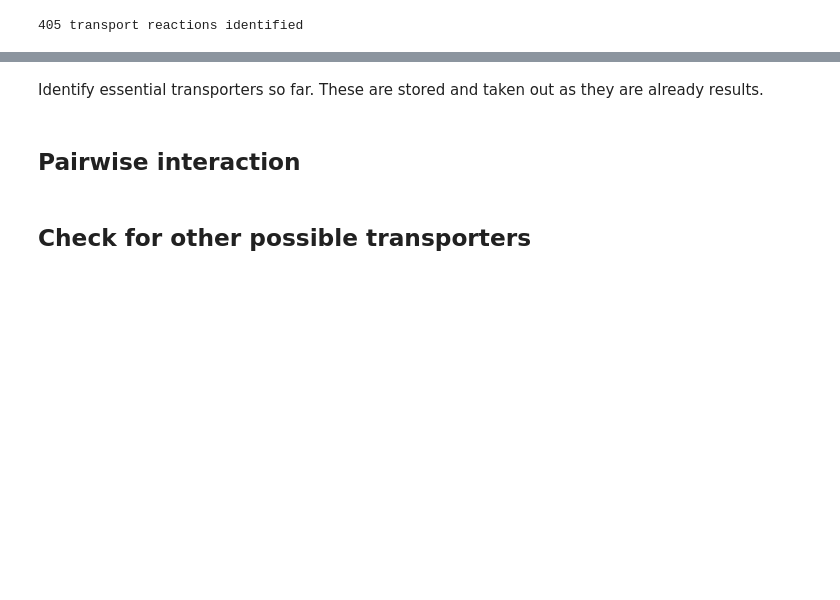
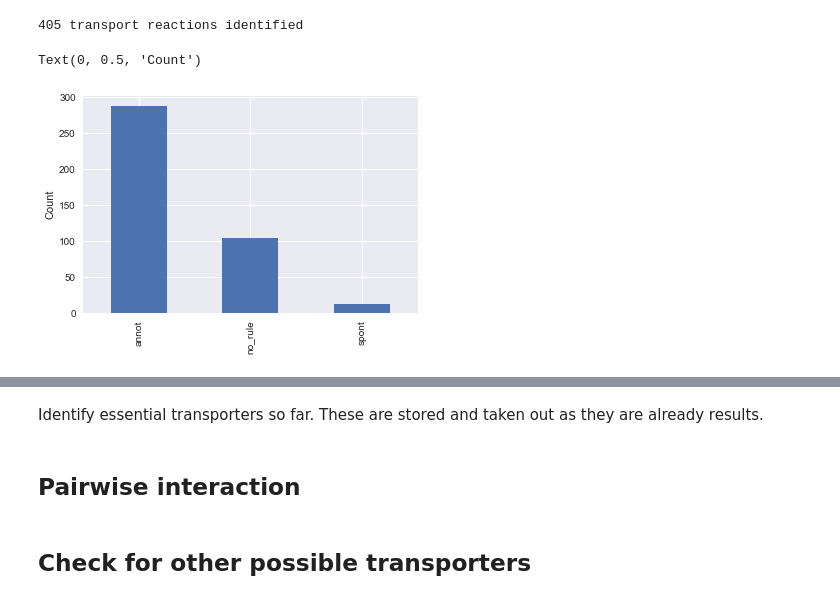
Before and after one commit to jdtibochab/bacillusme, a Jupyter notebook: bacillusme/analysis/spore/transporter_analysis.ipynb, the cells around one changed output, grey strips where cells are left out. Cells and saved outputs as stored; diff of their text form; code cells hidden in the pictures; blank space fills up the shorter version.

```diff
--- a/bacillusme/analysis/spore/transporter_analysis.ipynb
+++ b/bacillusme/analysis/spore/transporter_analysis.ipynb
@@ -94,6 +96,20 @@ transport_reactions = get_all_transport(sporeme)
 print('{} transport reactions identified'.format(len(transport_reactions)))
 # %% [output]
 405 transport reactions identified
+# %%
+count = {'no_rule':0,'spont':0,'annot':0}
+for r in transport_reactions:
+    if 'dummy' in r:
+        count['no_rule']+=1
+    elif 'SPONT' in r:
+        count['spont']+=1
+    else:
+        count['annot']+=1
+pd.DataFrame.from_dict({'count':count}).plot.bar(figsize=(6,4),legend=False)
+plt.ylabel('Count')
+# %% [output]
+Text(0, 0.5, 'Count')
+[figure, added]
 # %%
 active_transporters = get_active_transport(transport_reactions)
 # %%
```
Also changed, not shown: parts of 45 cells of this notebook, 53 other files.
